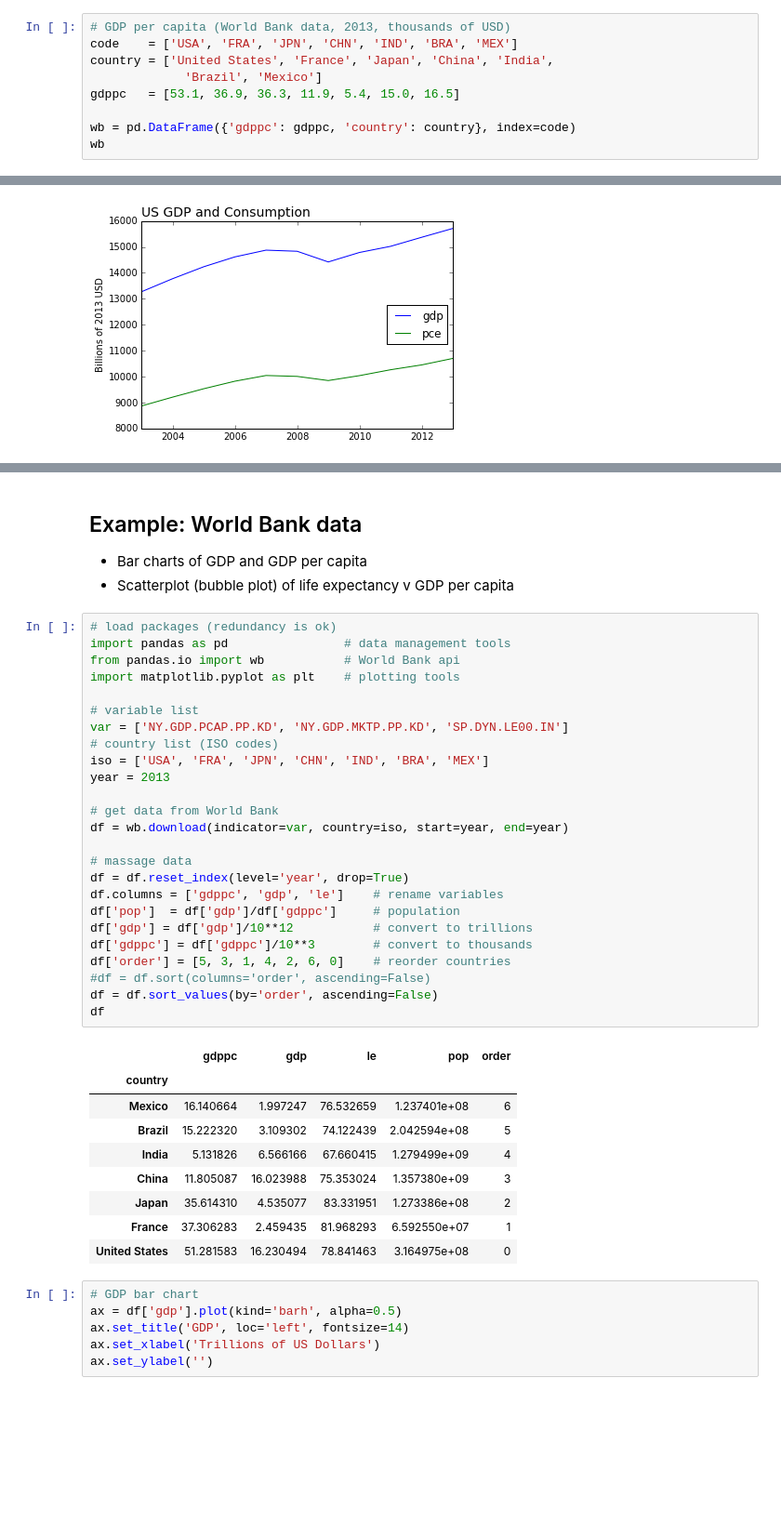
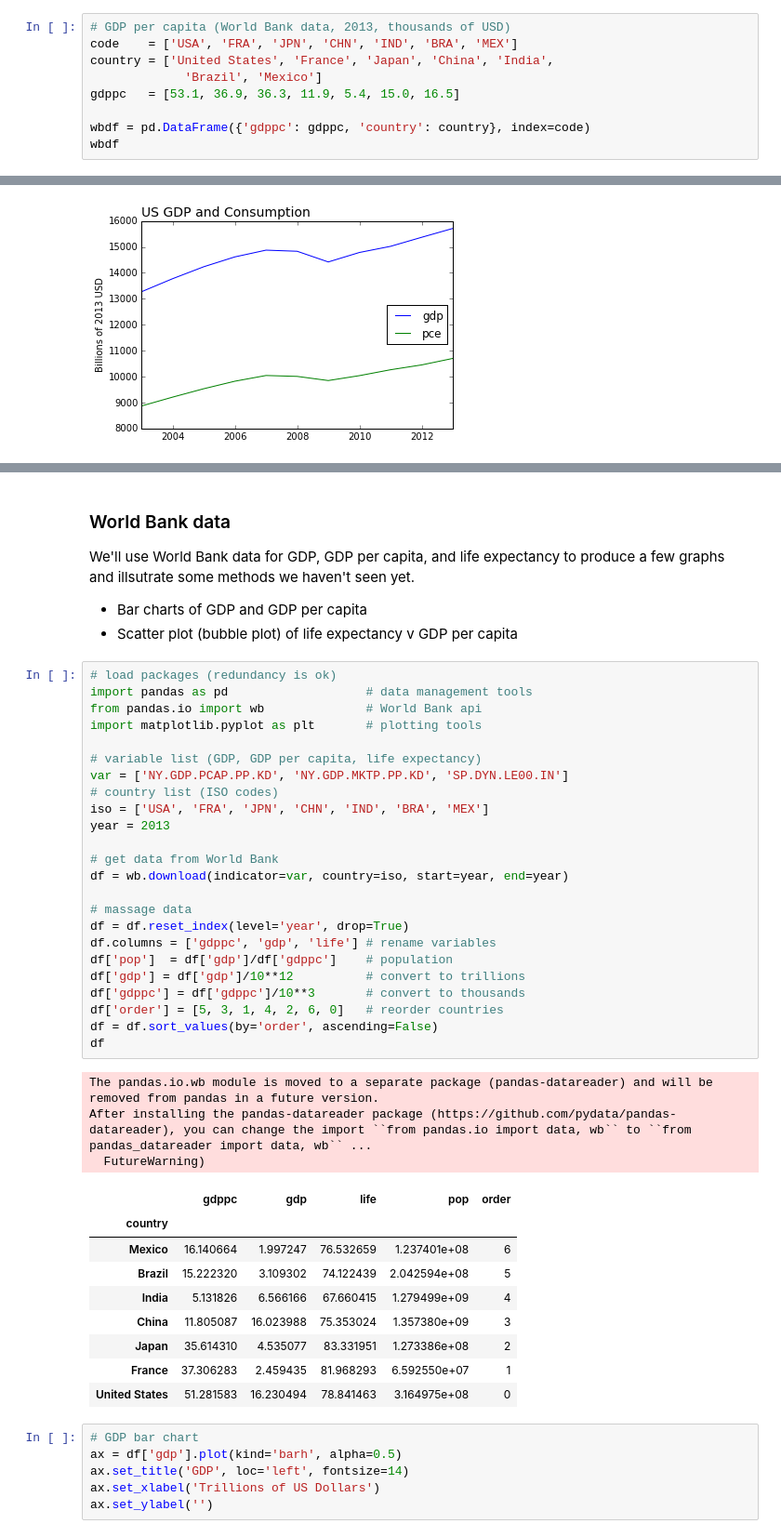
Before and after one commit to DaveBackus/Data_Bootcamp, a Jupyter notebook: Code/IPython/bootcamp_graphics_1.ipynb, the cells around one changed output, grey strips where cells are left out. Shown at 93% size. Drawn from its saved outputs; the diff is of its cells as text; blank space fills up the shorter version.

```diff
--- a/Code/IPython/bootcamp_graphics_1.ipynb
+++ b/Code/IPython/bootcamp_graphics_1.ipynb
@@ -75,8 +80,8 @@ country = ['United States', 'France', 'Japan', 'China', 'India',
              'Brazil', 'Mexico']
 gdppc   = [53.1, 36.9, 36.3, 11.9, 5.4, 15.0, 16.5]
 
-wb = pd.DataFrame({'gdppc': gdppc, 'country': country}, index=code)
-wb
+wbdf = pd.DataFrame({'gdppc': gdppc, 'country': country}, index=code)
+wbdf
 # %% [output]
 |  | country | gdppc |
 | USA | United States | 53.1 |
@@ -317,35 +430,39 @@ ax[1].text(2010, 9200, 'Consumption')
 # %% [markdown]
-## Example:  World Bank data
+### World Bank data
+
+We'll use World Bank data for GDP, GDP per capita, and life expectancy to produce a few graphs and illsutrate some methods we haven't seen yet.
 
 * Bar charts of GDP and GDP per capita
-* Scatterplot (bubble plot) of life expectancy v GDP per capita
+* Scatter plot (bubble plot) of life expectancy v GDP per capita
 # %%
 # load packages (redundancy is ok)
-import pandas as pd                # data management tools
-from pandas.io import wb           # World Bank api
-import matplotlib.pyplot as plt    # plotting tools
+import pandas as pd                   # data management tools
+from pandas.io import wb              # World Bank api
+import matplotlib.pyplot as plt       # plotting tools
 
-# variable list
+# variable list (GDP, GDP per capita, life expectancy)
 var = ['NY.GDP.PCAP.PP.KD', 'NY.GDP.MKTP.PP.KD', 'SP.DYN.LE00.IN']
 # country list (ISO codes)
 iso = ['USA', 'FRA', 'JPN', 'CHN', 'IND', 'BRA', 'MEX']
 year = 2013
 
 # get data from World Bank
 df = wb.download(indicator=var, country=iso, start=year, end=year)
 
 # massage data
 df = df.reset_index(level='year', drop=True)
-df.columns = ['gdppc', 'gdp', 'le']    # rename variables
-df['pop']  = df['gdp']/df['gdppc']     # population
-df['gdp'] = df['gdp']/10**12           # convert to trillions
-df['gdppc'] = df['gdppc']/10**3        # convert to thousands
-df['order'] = [5, 3, 1, 4, 2, 6, 0]    # reorder countries
-#df = df.sort(columns='order', ascending=False)
+df.columns = ['gdppc', 'gdp', 'life'] # rename variables
+df['pop']  = df['gdp']/df['gdppc']    # population
+df['gdp'] = df['gdp']/10**12          # convert to trillions
+df['gdppc'] = df['gdppc']/10**3       # convert to thousands
+df['order'] = [5, 3, 1, 4, 2, 6, 0]   # reorder countries
 df = df.sort_values(by='order', ascending=False)
 df
 # %% [output]
+The pandas.io.wb module is moved to a separate package (pandas-datareader) and will be removed from pandas in a future version.
+After installing the pandas-datareader package (https://github.com/pydata/pandas-datareader), you can change the import ``from pandas.io import data, wb`` to ``from pandas_datareader import data, wb`` ...
+  FutureWarning)
-|  | gdppc | gdp | le | pop | order |
+|  | gdppc | gdp | life | pop | order |
 | country |  |  |  |  |  |
 | Mexico | 16.140664 | 1.997247 | 76.532659 | 1.237401e+08 | 6 |
 | Brazil | 15.222320 | 3.109302 | 74.122439 | 2.042594e+08 | 5 |
```
Also changed, not shown: parts of 90 cells of this notebook, 1 other file.
